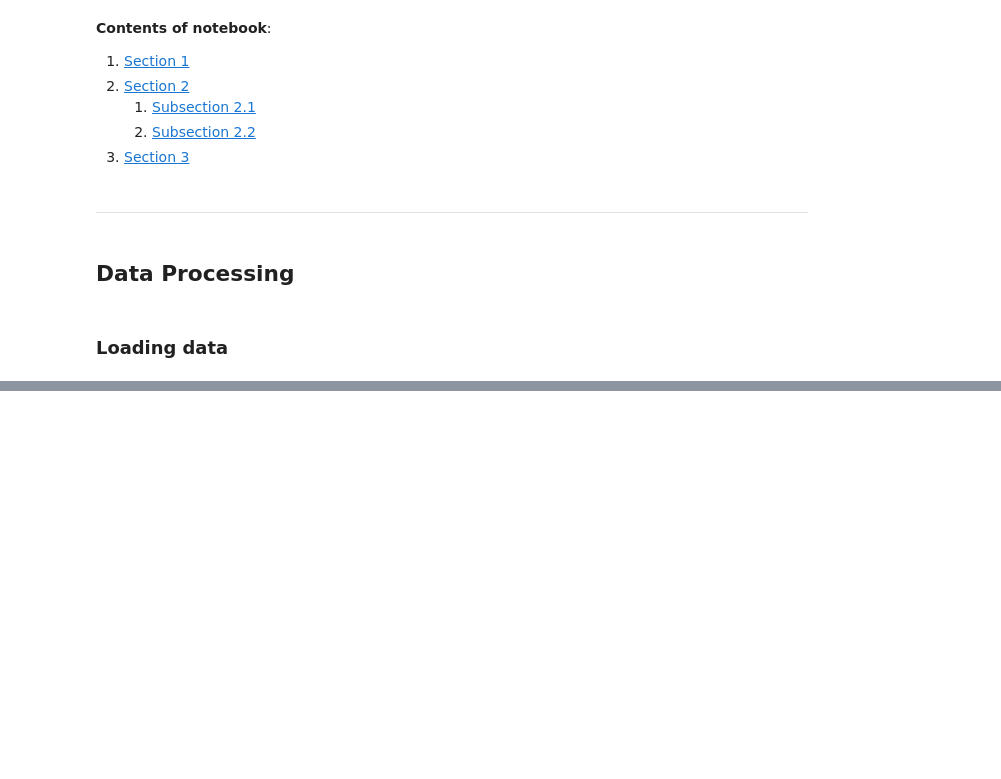
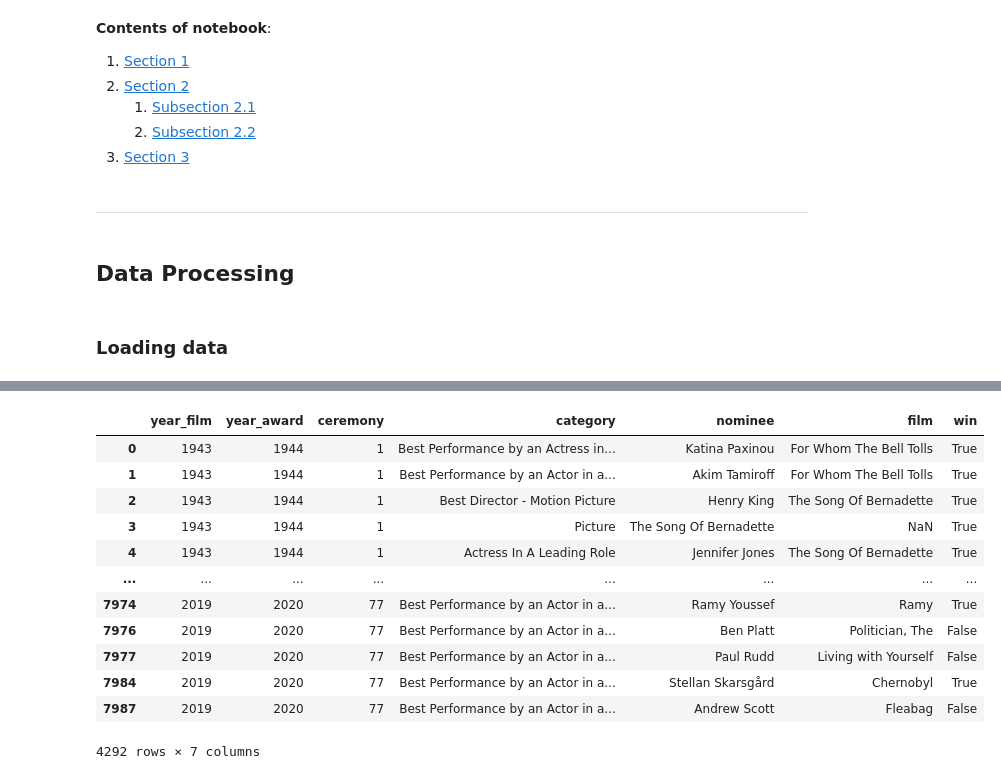
Before and after one commit to epfl-ada/ada-2023-project-cedars10452, a Jupyter notebook: Untitled.ipynb, the cells around one changed output, grey strips where cells are left out. Cells and saved outputs as stored; diff of their text form; code cells hidden in the pictures; blank space fills up the shorter version.

```diff
--- a/Untitled.ipynb
+++ b/Untitled.ipynb
@@ -185,0 +560,3 @@ revenues_ratings_df['revenue'].mean()
+# %%
+golden_globe_df =  pd.read_csv('data/golden_globe_awards.csv')
+golden_globe_df.head()
@@ -185,0 +570,18 @@ revenues_ratings_df['revenue'].mean()
+# %%
+golden_globe2 = golden_globe_df.drop_duplicates(subset=['nominee'])
+# %%
+golden_globe2
+# %% [output]
+|  | year_film | year_award | ceremony | category | nominee | film | win |
+| 0 | 1943 | 1944 | 1 | Best Performance by an Actress in... | Katina Paxinou | For Whom The Bell Tolls | True |
+| 1 | 1943 | 1944 | 1 | Best Performance by an Actor in a... | Akim Tamiroff | For Whom The Bell Tolls | True |
+| 2 | 1943 | 1944 | 1 | Best Director - Motion Picture | Henry King | The Song Of Bernadette | True |
+| 3 | 1943 | 1944 | 1 | Picture | The Song Of Bernadette | NaN | True |
+| 4 | 1943 | 1944 | 1 | Actress In A Leading Role | Jennifer Jones | The Song Of Bernadette | True |
+| ... | ... | ... | ... | ... | ... | ... | ... |
+| 7974 | 2019 | 2020 | 77 | Best Performance by an Actor in a... | Ramy Youssef | Ramy | True |
+| 7976 | 2019 | 2020 | 77 | Best Performance by an Actor in a... | Ben Platt | Politician, The | False |
+| 7977 | 2019 | 2020 | 77 | Best Performance by an Actor in a... | Paul Rudd | Living with Yourself | False |
+| 7984 | 2019 | 2020 | 77 | Best Performance by an Actor in a... | Stellan Skarsgård | Chernobyl | True |
+| 7987 | 2019 | 2020 | 77 | Best Performance by an Actor in a... | Andrew Scott | Fleabag | False |
+4292 rows × 7 columns
```
Also changed, not shown: parts of 54 cells of this notebook.
